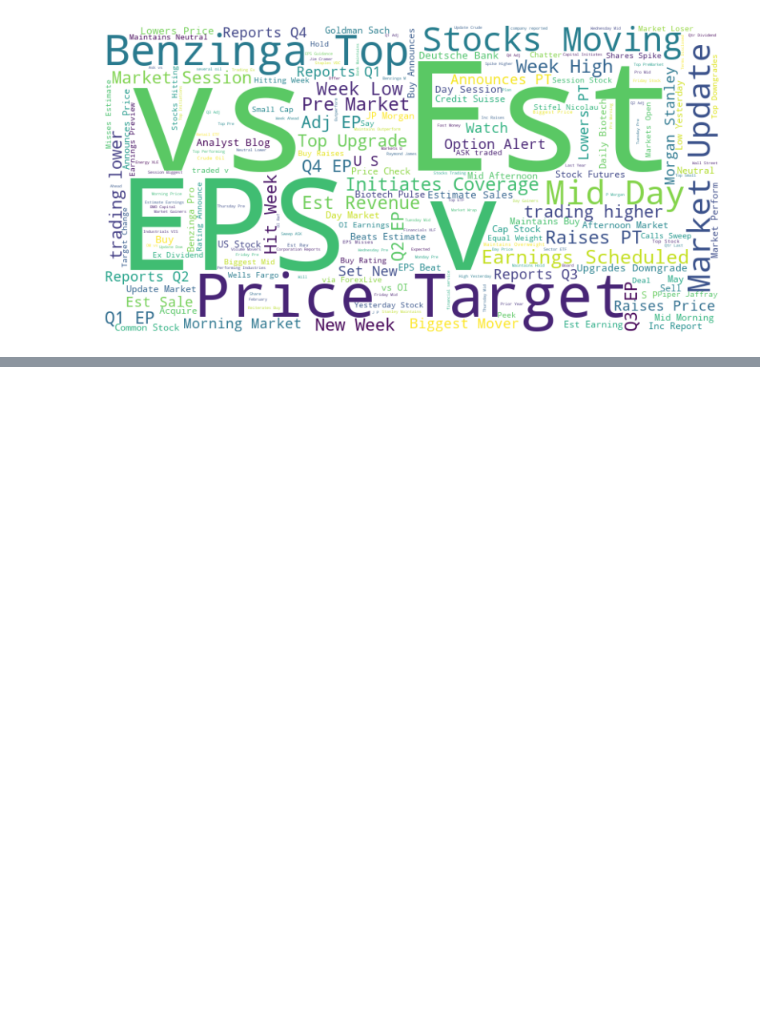
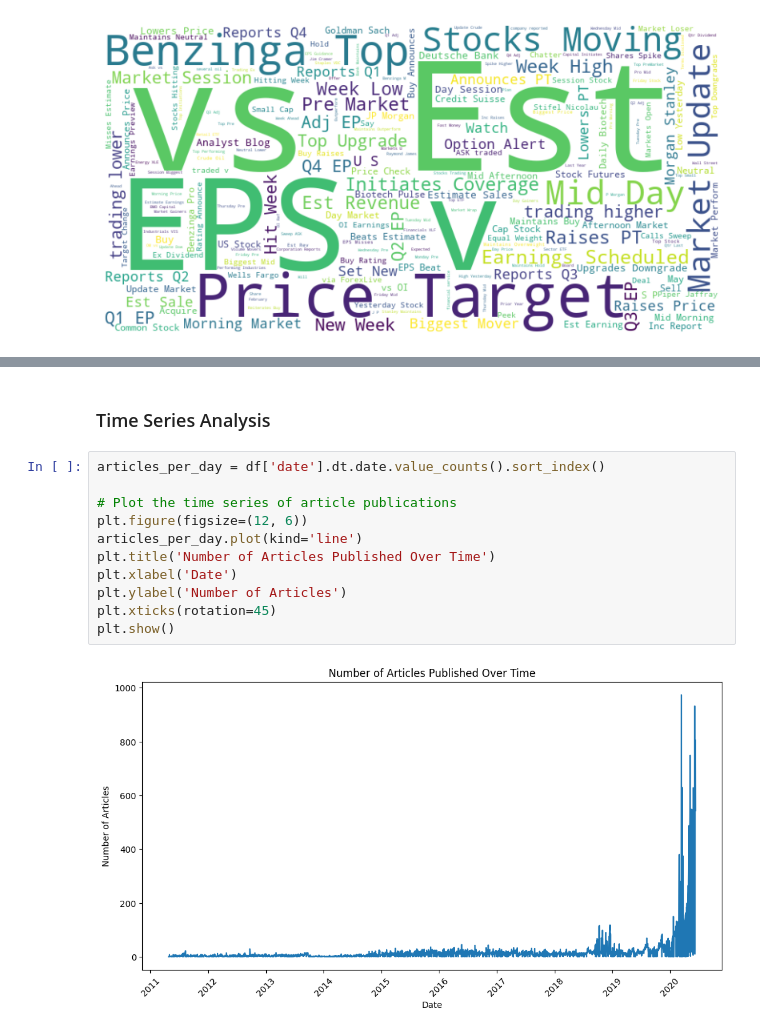
Before and after one commit to alazartefera/News-Sentiment-Stock-Production, a Jupyter notebook: notebooks/EDA.ipynb, the cells around one changed output, grey strips where cells are left out. Drawn from its saved outputs; the diff is of its cells as text; blank space fills up the shorter version.

```diff
--- a/notebooks/EDA.ipynb
+++ b/notebooks/EDA.ipynb
@@ -119,0 +147,15 @@ plt.show()
+# %% [markdown]
+### Time Series Analysis
+# %%
+articles_per_day = df['date'].dt.date.value_counts().sort_index()
+
+# Plot the time series of article publications
+plt.figure(figsize=(12, 6))
+articles_per_day.plot(kind='line')
+plt.title('Number of Articles Published Over Time')
+plt.xlabel('Date')
+plt.ylabel('Number of Articles')
+plt.xticks(rotation=45)
+plt.show()
+# %% [output]
+[figure, added]
```
Also changed, not shown: parts of 14 cells of this notebook.
